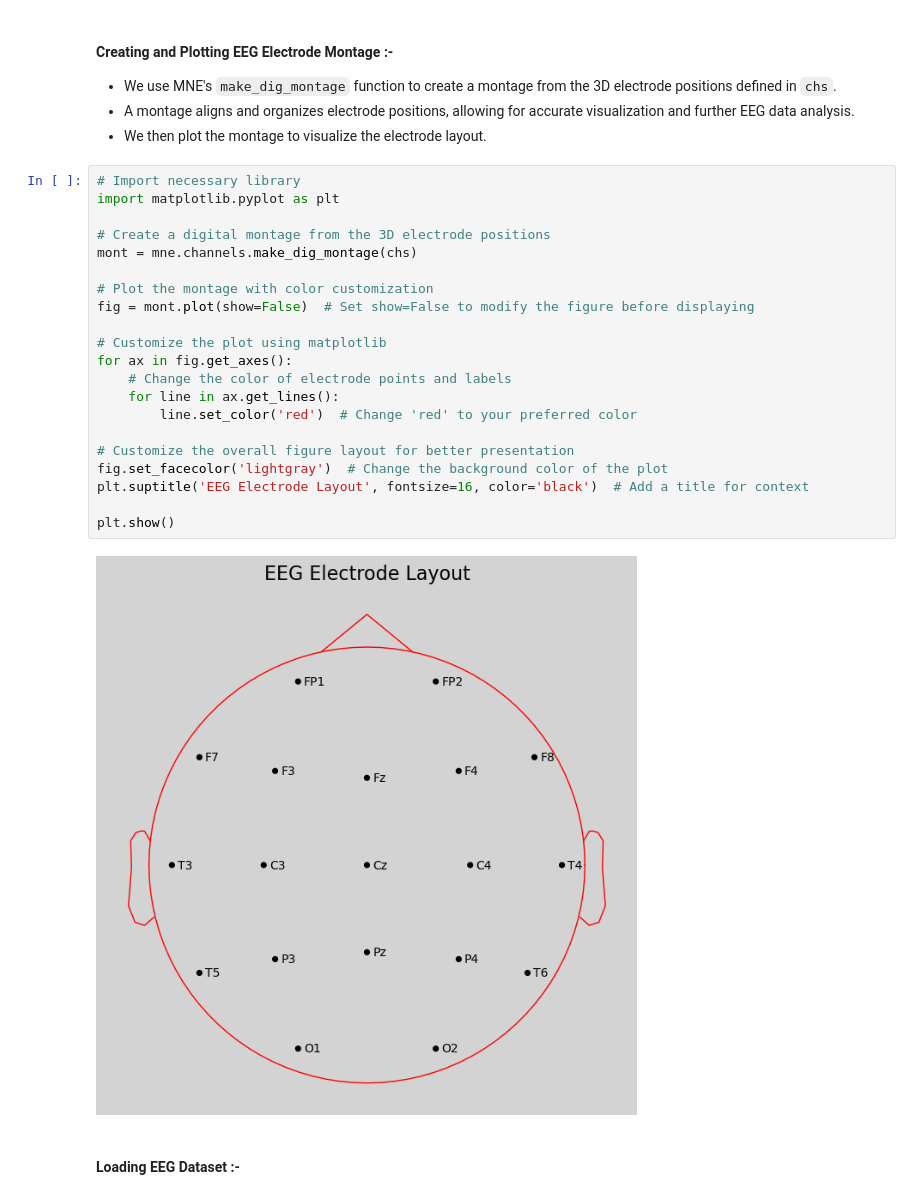
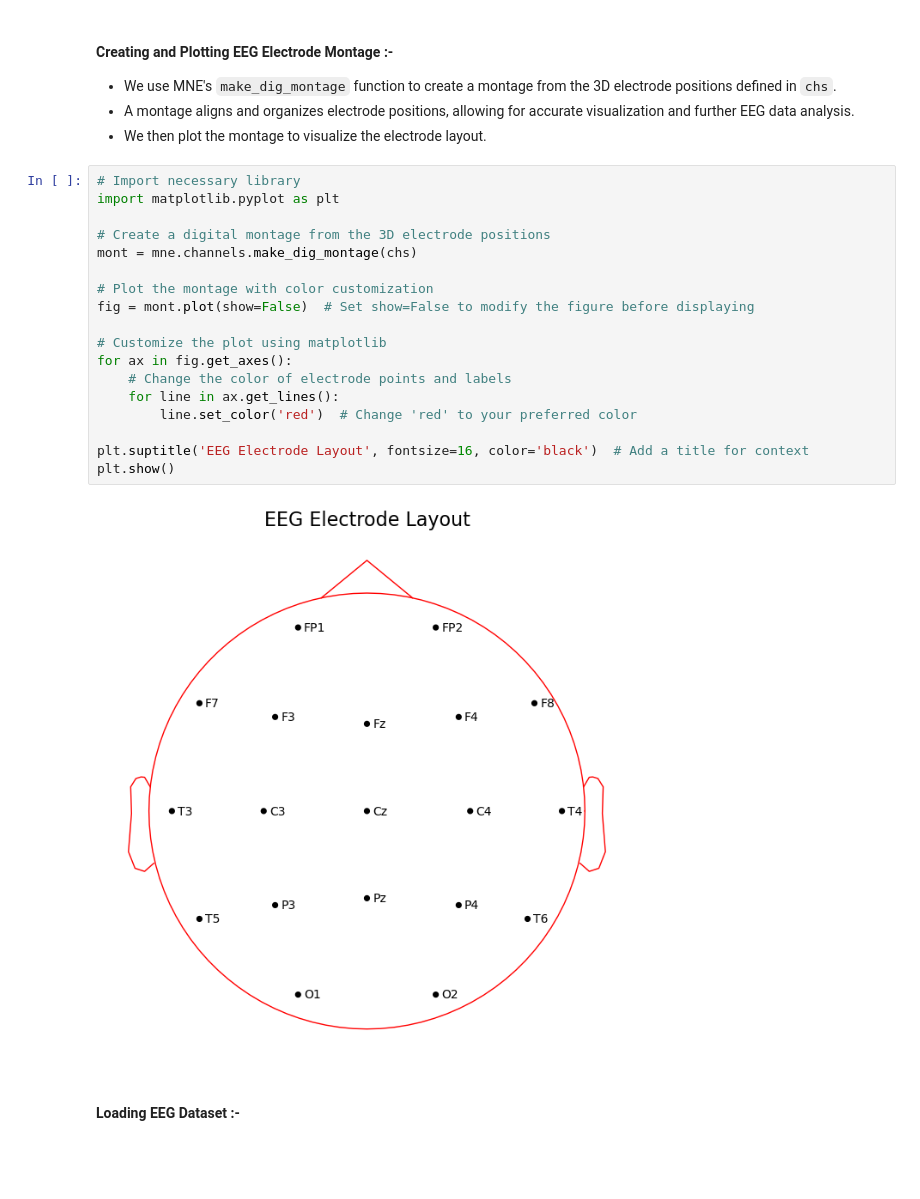
Before and after one commit to twix402/NeuroML, a Jupyter notebook: Codes/NeuroVis.ipynb, the cells around one changed output. Drawn from its saved outputs; the diff is of its cells as text; blank space fills up the shorter version.

```diff
--- a/Codes/NeuroVis.ipynb
+++ b/Codes/NeuroVis.ipynb
@@ -138,26 +125,23 @@ chs  # Display updated dictionary with 3D coordinates
 # %%
 # Import necessary library
 import matplotlib.pyplot as plt
 
 # Create a digital montage from the 3D electrode positions
 mont = mne.channels.make_dig_montage(chs)
 
 # Plot the montage with color customization
 fig = mont.plot(show=False)  # Set show=False to modify the figure before displaying
 
 # Customize the plot using matplotlib
 for ax in fig.get_axes():
     # Change the color of electrode points and labels
     for line in ax.get_lines():
         line.set_color('red')  # Change 'red' to your preferred color
 
-# Customize the overall figure layout for better presentation
-fig.set_facecolor('lightgray')  # Change the background color of the plot
 plt.suptitle('EEG Electrode Layout', fontsize=16, color='black')  # Add a title for context
-
 plt.show()
 # %% [output]
-[figure, old version]
+[figure, new version]
 # %% [markdown]
 #### Loading EEG Dataset :-
 # %%
```
Also changed, not shown: parts of 6 cells of this notebook, 2 other files.
